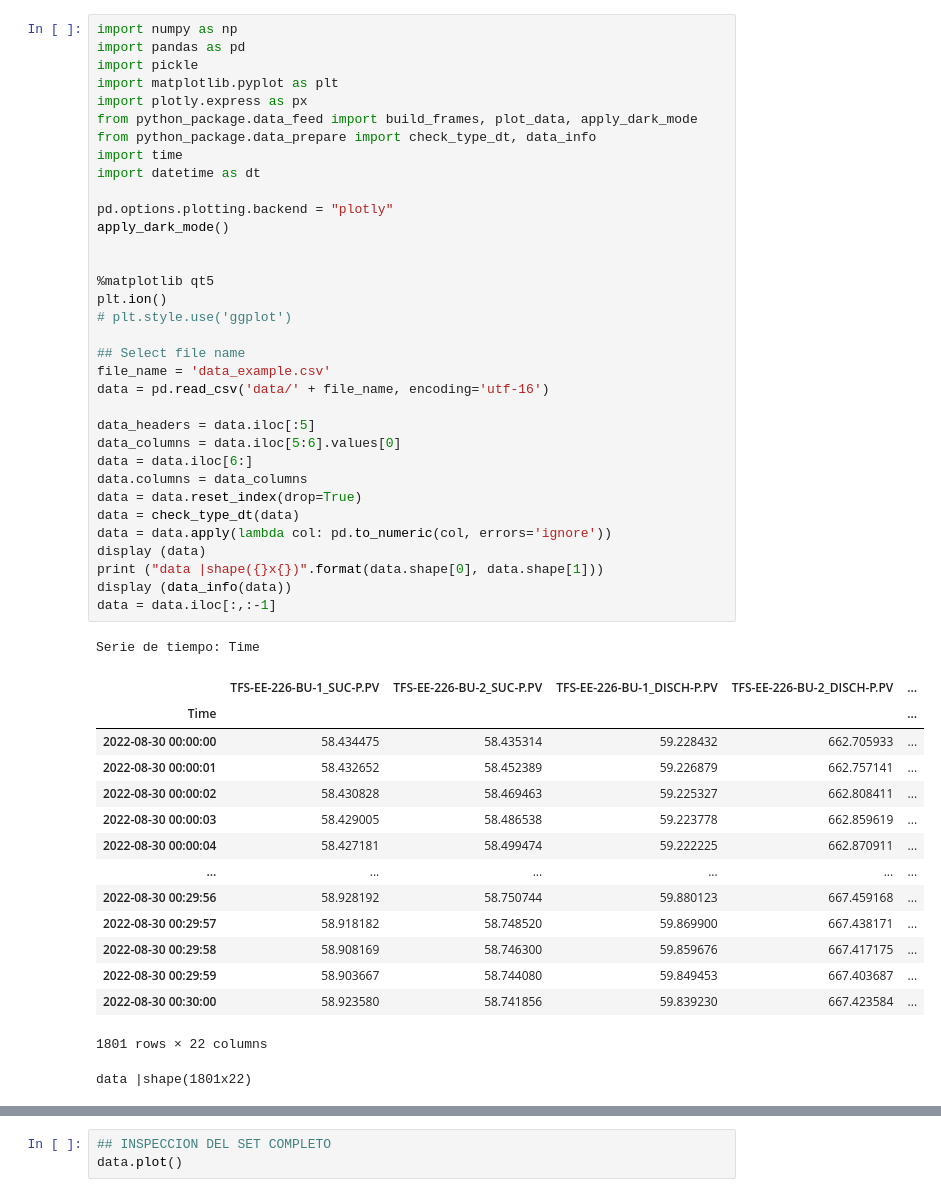
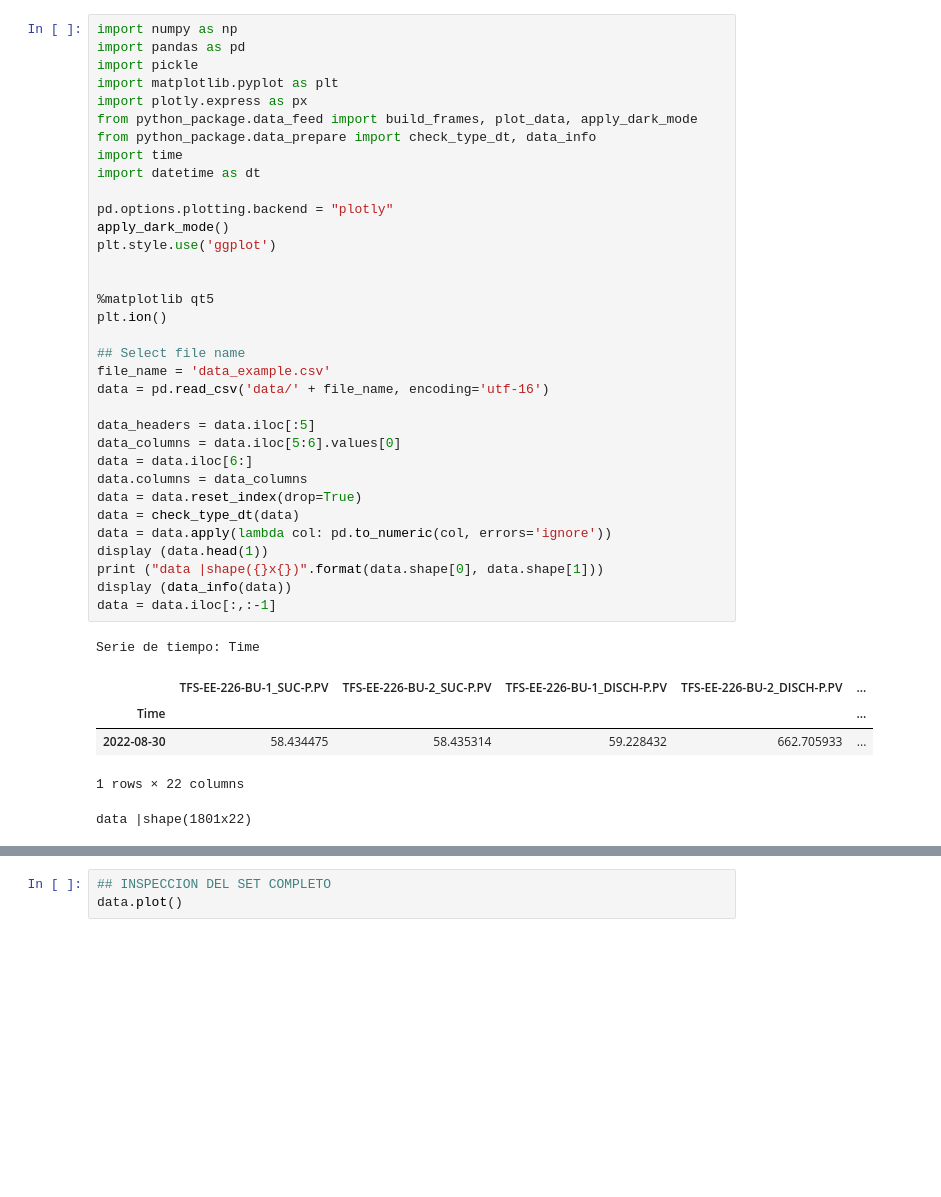
Before and after one commit to jackonedev/GifAnimationsAPP, a Jupyter notebook: second_dataset.ipynb, the cells around one changed output, grey strips where cells are left out. Cells and saved outputs as stored; diff of their text form; blank space fills up the shorter version.

```diff
--- a/second_dataset.ipynb
+++ b/second_dataset.ipynb
@@ -7,47 +7,37 @@ import plotly.express as px
 from python_package.data_feed import build_frames, plot_data, apply_dark_mode
 from python_package.data_prepare import check_type_dt, data_info
 import time
 import datetime as dt
 
 pd.options.plotting.backend = "plotly"
 apply_dark_mode()
+plt.style.use('ggplot')
 
 
 %matplotlib qt5
 plt.ion()
-# plt.style.use('ggplot')
 
 ## Select file name
 file_name = 'data_example.csv'
 data = pd.read_csv('data/' + file_name, encoding='utf-16')
 
 data_headers = data.iloc[:5]
 data_columns = data.iloc[5:6].values[0]
 data = data.iloc[6:]
 data.columns = data_columns
 data = data.reset_index(drop=True)
 data = check_type_dt(data)
 data = data.apply(lambda col: pd.to_numeric(col, errors='ignore'))
-display (data)
+display (data.head(1))
 print ("data |shape({}x{})".format(data.shape[0], data.shape[1]))
 display (data_info(data))
 data = data.iloc[:,:-1]
 # %% [output]
 Serie de tiempo: Time
 |  | TFS-EE-226-BU-1_SUC-P.PV | TFS-EE-226-BU-2_SUC-P.PV | TFS-EE-226-BU-1_DISCH-P.PV | TFS-EE-226-BU-2_DISCH-P.PV | ... |
 | Time |  |  |  |  | ... |
-| 2022-08-30 00:00:00 | 58.434475 | 58.435314 | 59.228432 | 662.705933 | ... |
-| 2022-08-30 00:00:01 | 58.432652 | 58.452389 | 59.226879 | 662.757141 | ... |
-| 2022-08-30 00:00:02 | 58.430828 | 58.469463 | 59.225327 | 662.808411 | ... |
-| 2022-08-30 00:00:03 | 58.429005 | 58.486538 | 59.223778 | 662.859619 | ... |
-| 2022-08-30 00:00:04 | 58.427181 | 58.499474 | 59.222225 | 662.870911 | ... |
-| ... | ... | ... | ... | ... | ... |
-| 2022-08-30 00:29:56 | 58.928192 | 58.750744 | 59.880123 | 667.459168 | ... |
-| 2022-08-30 00:29:57 | 58.918182 | 58.748520 | 59.869900 | 667.438171 | ... |
-| 2022-08-30 00:29:58 | 58.908169 | 58.746300 | 59.859676 | 667.417175 | ... |
-| 2022-08-30 00:29:59 | 58.903667 | 58.744080 | 59.849453 | 667.403687 | ... |
-| 2022-08-30 00:30:00 | 58.923580 | 58.741856 | 59.839230 | 667.423584 | ... |
+| 2022-08-30 | 58.434475 | 58.435314 | 59.228432 | 662.705933 | ... |
-1801 rows × 22 columns
+1 rows × 22 columns
 data |shape(1801x22)
 | info de data | index | columna | Nan | pct_nan | dtype | count | pct_reg | count_unique |
 | 0 | 6 | TFS-EE-176-MB_FC2-HDR-GSF.PV | 0 | 0.0 | int64 | 1801 | 100.0 | 1 |
```
Also changed, not shown: parts of 3 cells of this notebook, 1 other file.
